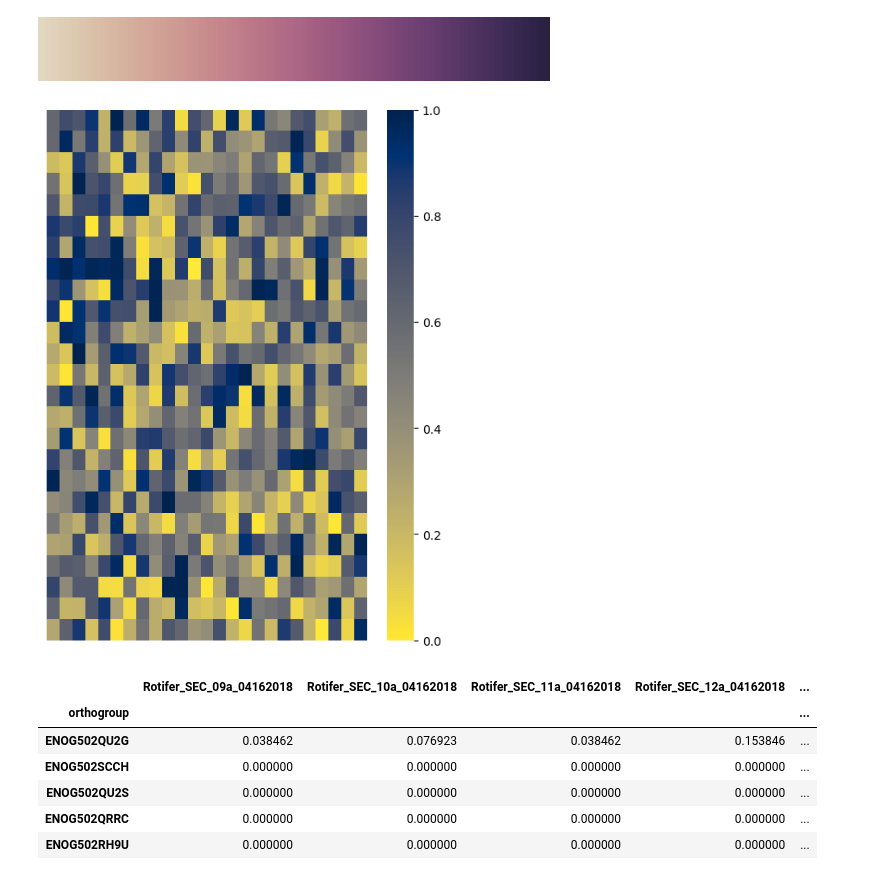
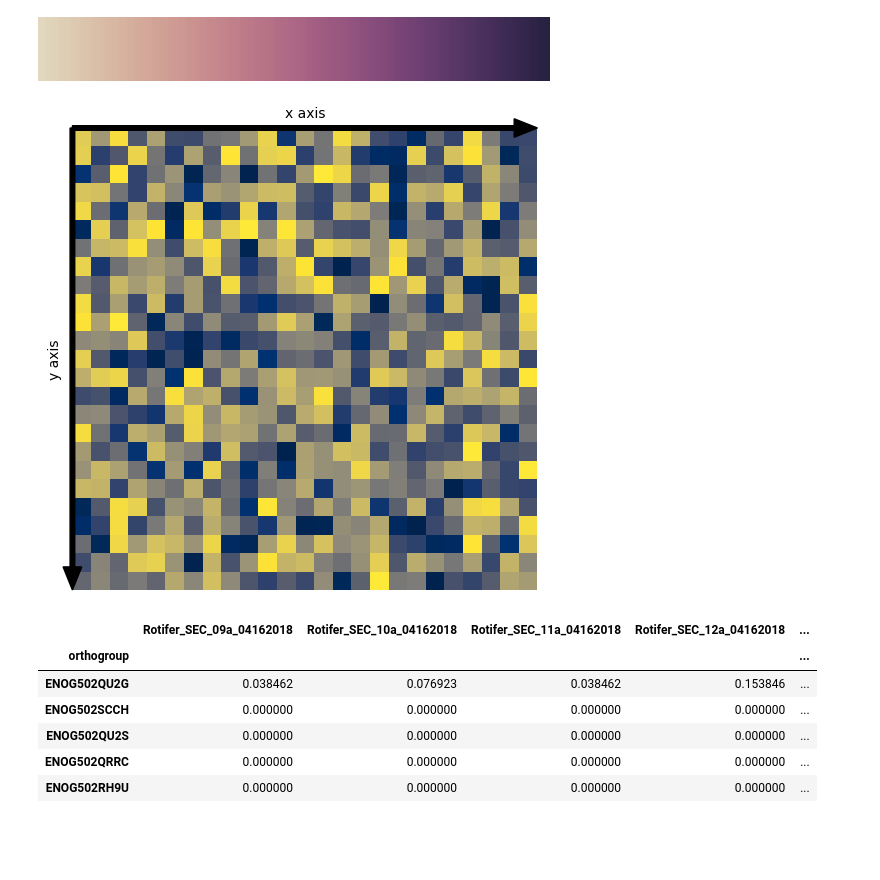
Before and after one commit to marcottelab/leca-proteomics, a Jupyter notebook: notebooks/plot_heatmap.ipynb, the cells around one changed output. Cells and saved outputs as stored; diff of their text form; code cells hidden in the pictures; blank space fills up the shorter version.

```diff
--- a/notebooks/plot_heatmap.ipynb
+++ b/notebooks/plot_heatmap.ipynb
@@ -58,17 +63,26 @@ sns.color_palette("ch:s=-.2,r=.6", as_cmap=True)
 # %%
 # generate some random data
 data = np.random.rand(25,25)
 
 # create the heat map
-plt.figure(figsize=(6, 8))
-sns.heatmap(
+plt.figure(figsize=(6, 6))
+
+ax = sns.heatmap(
     data, vmin = 0, vmax = 1,
     xticklabels=False, yticklabels=False,
-    cmap="cividis_r"
+    cmap="cividis_r", robust=True, cbar=False,
 )
+ax.set(xlabel="x axis", ylabel="y axis")
+ax.xaxis.tick_top()
+ax.xaxis.set_label_position("top")
+
+plt.arrow(x=0, y=0, dx=0, dy=25, length_includes_head=True, shape="full", color="black",
+          width=0.25, head_width=1, head_length=1.25, clip_on=False)
+plt.arrow(x=0, y=0, dx=25, dy=0, length_includes_head=True, shape="full", color="black",
+          width=0.25, head_width=1, head_length=1.25, clip_on=False)
 
 # show the plot
 plt.show()
 # %% [output]
-[figure, old version]
+[figure, new version]
 # %%
```
Also changed, not shown: parts of 8 cells of this notebook, 13 other files.
